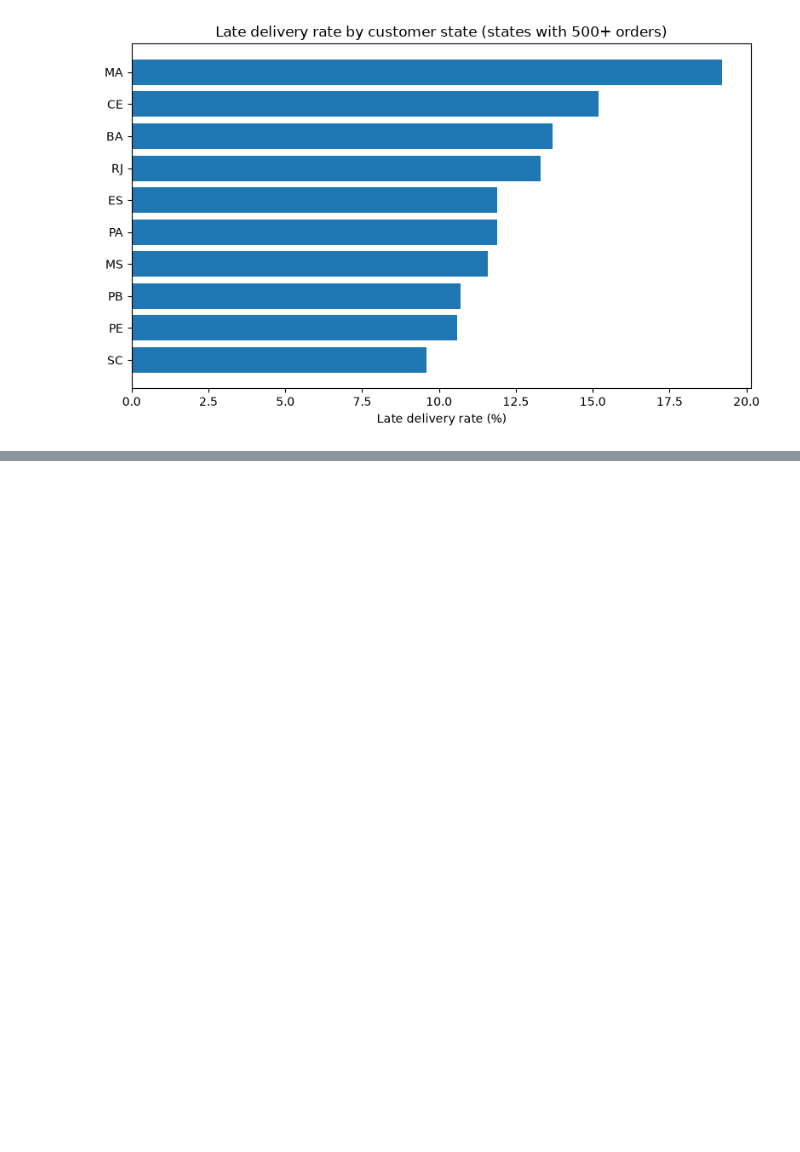
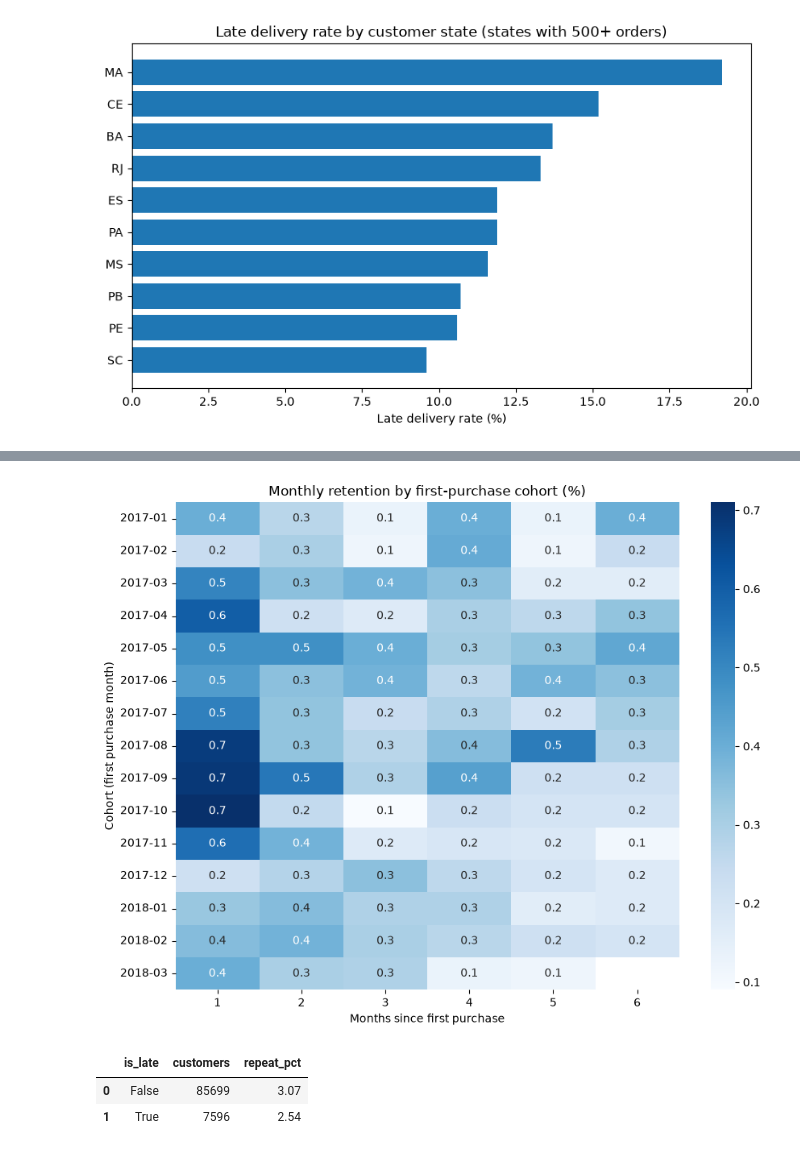
Before and after one commit to Nikita-dambhare/olist-ecommerce-analytics, a Jupyter notebook: 01_explore.ipynb, the cells around one changed output, grey strips where cells are left out. Cells and saved outputs as stored; diff of their text form; code cells hidden in the pictures; blank space fills up the shorter version.

Commit message:
Add cohort retention analysis and heatmap

```diff
--- a/01_explore.ipynb
+++ b/01_explore.ipynb
@@ -323,0 +341,30 @@ plt.show()
+# %%
+cohort_df = con.execute("""
+WITH o AS (
+    SELECT c.customer_unique_id,
+           date_trunc('month', o.order_purchase_timestamp)::DATE AS order_month
+    FROM orders o
+    JOIN customers c USING (customer_id)
+    WHERE o.order_status NOT IN ('canceled', 'unavailable')
+),
+first_order AS (
+    SELECT customer_unique_id, MIN(order_month) AS cohort_month
+    FROM o
+    GROUP BY customer_unique_id
+)
+SELECT f.cohort_month,
+       date_diff('month', f.cohort_month, o.order_month) AS month_index,
+       COUNT(DISTINCT o.customer_unique_id) AS customers
+FROM o
+JOIN first_order f USING (customer_unique_id)
+GROUP BY 1, 2
+""").df()
+
+cohort_df["cohort_month"] = pd.to_datetime(cohort_df["cohort_month"])
+pivot = cohort_df.pivot(index="cohort_month", columns="month_index", values="customers")
+retention = pivot.divide(pivot[0], axis=0) * 100
+
+# Keep cohorts with enough customers and at least 6 months of follow-up
+retention = retention.loc["2017-01-01":"2018-03-01", 0:6].round(2)
+retention.index = retention.index.strftime("%Y-%m")
+retention
@@ -323,0 +389,39 @@ plt.show()
+# %%
+import os
+import seaborn as sns
+import matplotlib.pyplot as plt
+
+os.makedirs("images", exist_ok=True)
+plt.figure(figsize=(9, 7))
+sns.heatmap(retention.iloc[:, 1:], annot=True, fmt=".1f", cmap="Blues")
+plt.title("Monthly retention by first-purchase cohort (%)")
+plt.xlabel("Months since first purchase")
+plt.ylabel("Cohort (first purchase month)")
+plt.tight_layout()
+plt.savefig("images/retention_heatmap.png", dpi=150)
+plt.show()
+# %% [output]
+[figure, added]
+# %%
+con.execute("""
+WITH ranked AS (
+    SELECT c.customer_unique_id, o.order_id,
+           row_number() OVER (PARTITION BY c.customer_unique_id
+                              ORDER BY o.order_purchase_timestamp) AS rn,
+           count(*) OVER (PARTITION BY c.customer_unique_id) AS n_orders
+    FROM orders o
+    JOIN customers c USING (customer_id)
+    WHERE o.order_status NOT IN ('canceled', 'unavailable')
+)
+SELECT d.is_late,
+       COUNT(*) AS customers,
+       ROUND(100.0 * AVG((r.n_orders > 1)::INT), 2) AS repeat_pct
+FROM ranked r
+JOIN delivered_orders d USING (order_id)
+WHERE r.rn = 1
+GROUP BY d.is_late
+""").df()
+# %% [output]
+|  | is_late | customers | repeat_pct |
+| 0 | False | 85699 | 3.07 |
+| 1 | True | 7596 | 2.54 |
```
Also changed, not shown: parts of 2 cells of this notebook, 1 other file.
